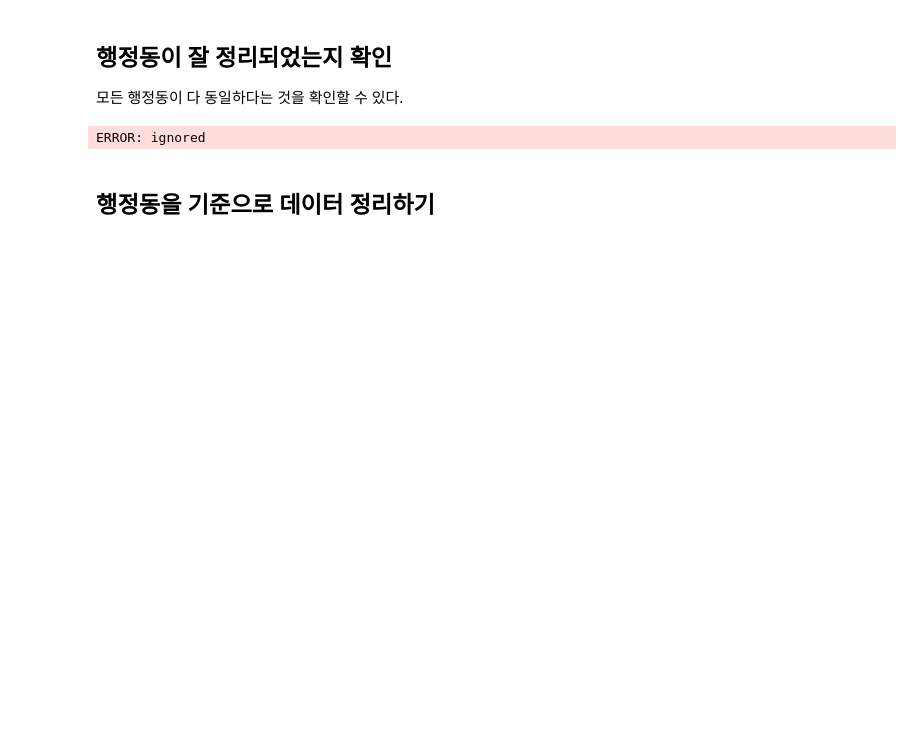
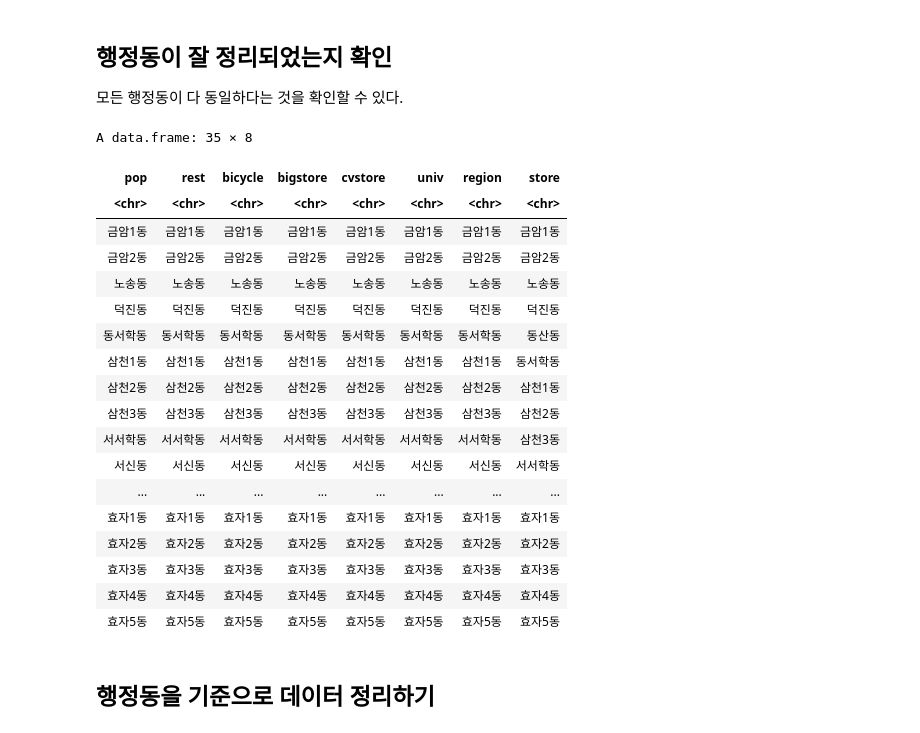
Before and after one commit to ycw0363/jeonju, a Jupyter notebook: 데이터 정리.ipynb, the cells around one changed output. Drawn from its saved outputs; the diff is of its cells as text; code cells hidden in the pictures; blank space fills up the shorter version.

```diff
--- a/데이터 정리.ipynb
+++ b/데이터 정리.ipynb
@@ -841,0 +870,5 @@ A data.frame: 35 × 2
+# %%
+names(store)
+store <- store[, c(1,2,5,7,9,11,13,15,17,19,32,38,39)]
+str(store)
+head(store)
@@ -841,0 +914,3 @@ A data.frame: 35 × 2
+# %%
+store <- store[grep("전주", store$시군구명), ]
+head(store)
@@ -841,0 +929,3 @@ A data.frame: 35 × 2
+# %%
+store <- store %>% group_by(행정동명) %>% summarise(count = length(상가업소번호))
+head(store)
@@ -841,0 +950,5 @@ A data.frame: 35 × 2
+# %%
+store <- store[-1,]
+store <- as.data.frame(store)
+store <- arrange(store, store$행정동명)
+head(store)
@@ -844,12 +992,30 @@ A data.frame: 35 × 2
 
 모든 행정동이 다 동일하다는 것을 확인할 수 있다.
 # %%
-df <- data.frame(pop = pop$행정동, rest = rest$행정동, bicycle = bicycle$행정동,
-                 bigstore = bigstore$행정동, cvstore = cvstore$행정동, univ = univ$행정동, region = region$행정동)
+df <- data.frame(pop = pop$행정동, rest = rest$행정동, bicycle = bicycle$행정동, bigstore = bigstore$행정동,
+                 cvstore = cvstore$행정동, univ = univ$행정동, region = region$행정동, store = store$행정동)
 
 df
 # %% [output]
-ERROR: ignored
+A data.frame: 35 × 8
+| pop | rest | bicycle | bigstore | cvstore | univ | region | store |
+| <chr> | <chr> | <chr> | <chr> | <chr> | <chr> | <chr> | <chr> |
+| 금암1동 | 금암1동 | 금암1동 | 금암1동 | 금암1동 | 금암1동 | 금암1동 | 금암1동 |
+| 금암2동 | 금암2동 | 금암2동 | 금암2동 | 금암2동 | 금암2동 | 금암2동 | 금암2동 |
+| 노송동 | 노송동 | 노송동 | 노송동 | 노송동 | 노송동 | 노송동 | 노송동 |
+| 덕진동 | 덕진동 | 덕진동 | 덕진동 | 덕진동 | 덕진동 | 덕진동 | 덕진동 |
+| 동서학동 | 동서학동 | 동서학동 | 동서학동 | 동서학동 | 동서학동 | 동서학동 | 동산동 |
+| 삼천1동 | 삼천1동 | 삼천1동 | 삼천1동 | 삼천1동 | 삼천1동 | 삼천1동 | 동서학동 |
+| 삼천2동 | 삼천2동 | 삼천2동 | 삼천2동 | 삼천2동 | 삼천2동 | 삼천2동 | 삼천1동 |
+| 삼천3동 | 삼천3동 | 삼천3동 | 삼천3동 | 삼천3동 | 삼천3동 | 삼천3동 | 삼천2동 |
+| 서서학동 | 서서학동 | 서서학동 | 서서학동 | 서서학동 | 서서학동 | 서서학동 | 삼천3동 |
+| 서신동 | 서신동 | 서신동 | 서신동 | 서신동 | 서신동 | 서신동 | 서서학동 |
+| ... | ... | ... | ... | ... | ... | ... | ... |
+| 효자1동 | 효자1동 | 효자1동 | 효자1동 | 효자1동 | 효자1동 | 효자1동 | 효자1동 |
+| 효자2동 | 효자2동 | 효자2동 | 효자2동 | 효자2동 | 효자2동 | 효자2동 | 효자2동 |
+| 효자3동 | 효자3동 | 효자3동 | 효자3동 | 효자3동 | 효자3동 | 효자3동 | 효자3동 |
+| 효자4동 | 효자4동 | 효자4동 | 효자4동 | 효자4동 | 효자4동 | 효자4동 | 효자4동 |
+| 효자5동 | 효자5동 | 효자5동 | 효자5동 | 효자5동 | 효자5동 | 효자5동 | 효자5동 |
 # %% [markdown]
 ## 행정동을 기준으로 데이터 정리하기
 # %%
```
Also changed, not shown: parts of 22 cells of this notebook.
